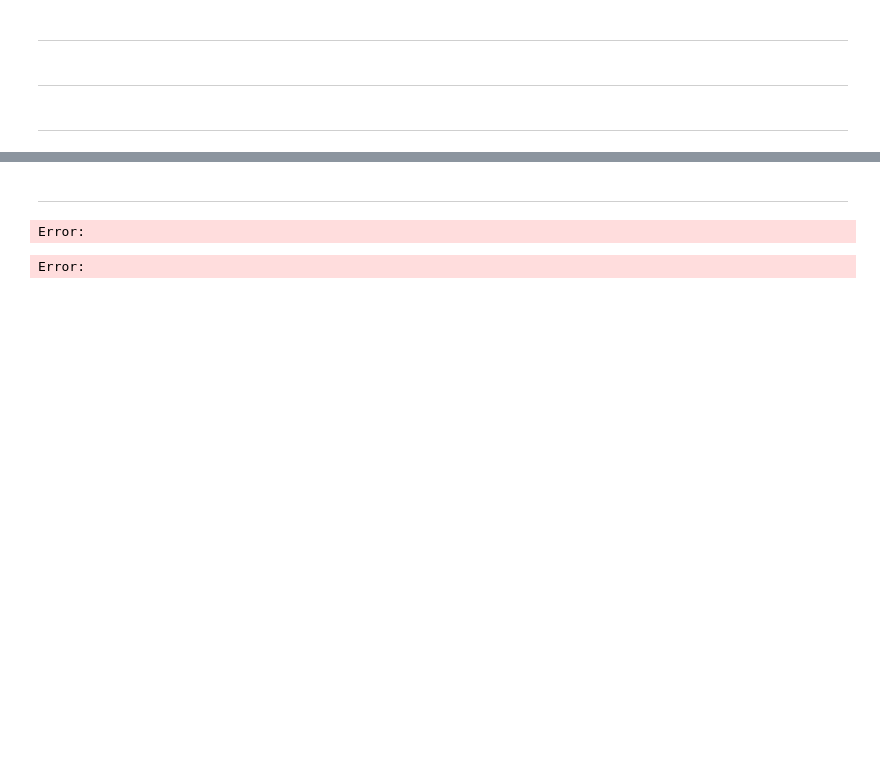
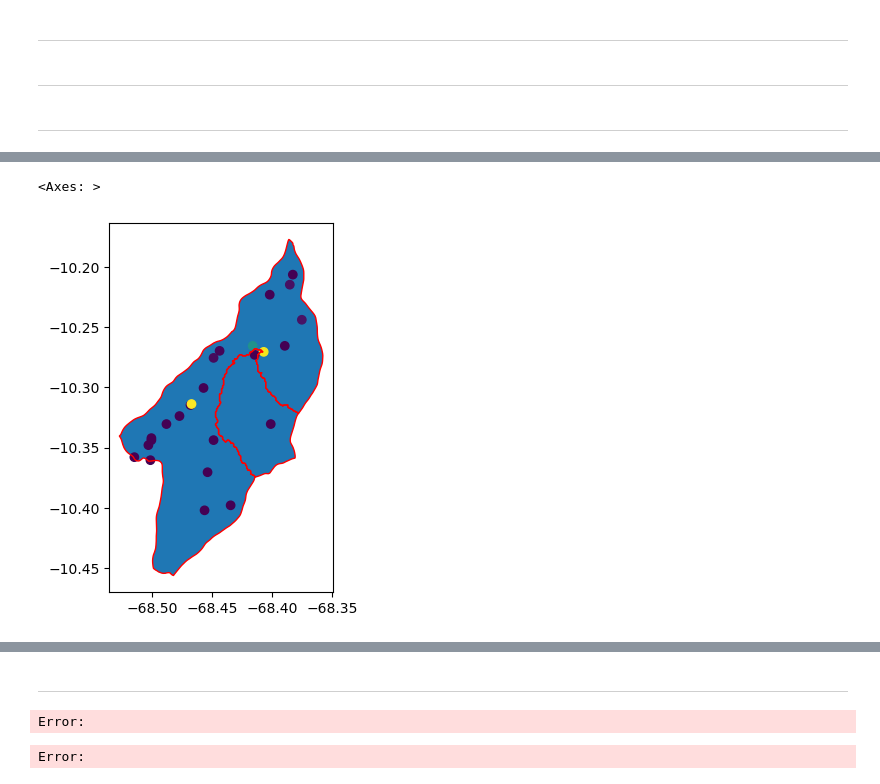
Before and after one commit to felixschulz385/Masterthesis, a Jupyter notebook: code/experiments/tests.ipynb, the cells around one changed output, grey strips where cells are left out. Cells and saved outputs as stored; diff of their text form; code cells hidden in the pictures; blank space fills up the shorter version.

```diff
--- a/code/experiments/tests.ipynb
+++ b/code/experiments/tests.ipynb
@@ -513,0 +719,7 @@ height_profile = xr.combine_by_coords(mfdataset)
+# %%
+ax = gpd.GeoSeries([c_drainage_polygon]).plot()
+gpd.GeoDataFrame({"score": query_points["distribution_score"], "geometry": query_points["end_node"]}).plot(ax = ax, column = "score")
+gpd.GeoSeries(t_clip + t_residual).plot(ax = ax, color = "none", edgecolor = "red")
+# %% [output]
+<Axes: >
+[figure, added]
```
Also changed, not shown: parts of 65 cells of this notebook.
